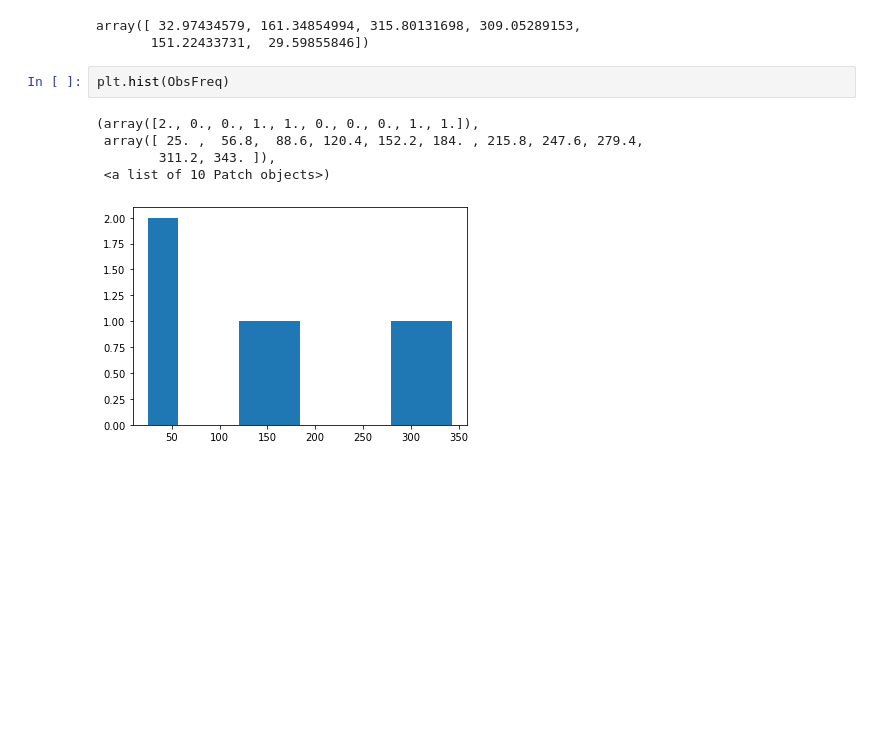
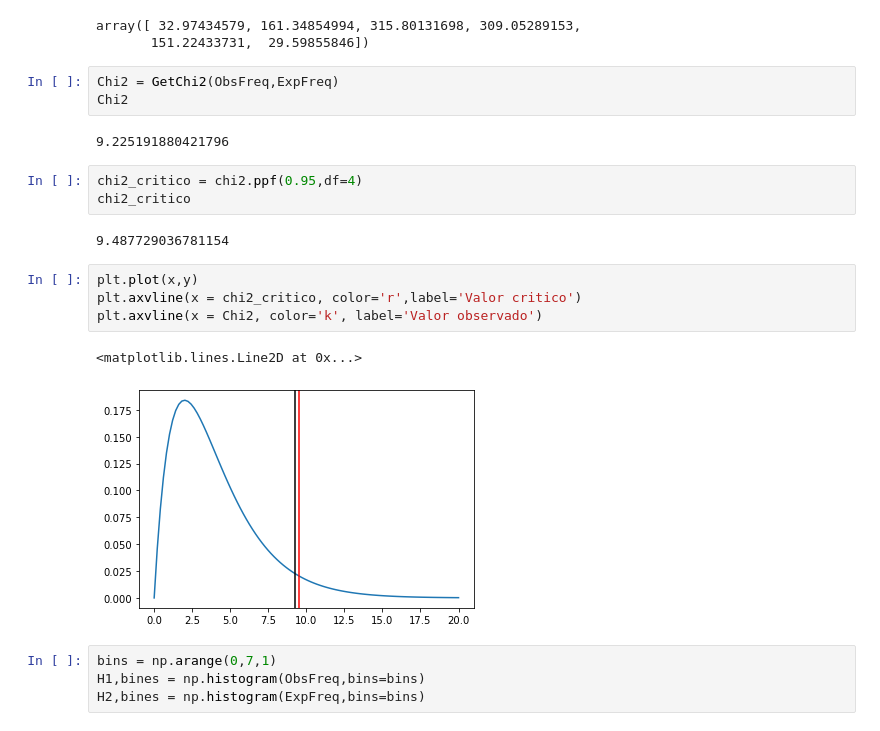
Before and after one commit to florez/Estadistica_Herramientas, a Jupyter notebook: Sesion7/Pruebas_Hipotesis.ipynb, the cells around one changed output. Drawn from its saved outputs; the diff is of its cells as text; blank space fills up the shorter version.

```diff
--- a/Sesion7/Pruebas_Hipotesis.ipynb
+++ b/Sesion7/Pruebas_Hipotesis.ipynb
@@ -195,11 +200,24 @@ ExpFreq
 # %% [output]
 array([ 32.97434579, 161.34854994, 315.80131698, 309.05289153,
        151.22433731,  29.59855846])
-# %%
-plt.hist(ObsFreq)
-# %% [output]
-(array([2., 0., 0., 1., 1., 0., 0., 0., 1., 1.]),
- array([ 25. ,  56.8,  88.6, 120.4, 152.2, 184. , 215.8, 247.6, 279.4,
-        311.2, 343. ]),
- <a list of 10 Patch objects>)
-[figure, removed]
+# %%
+Chi2 = GetChi2(ObsFreq,ExpFreq)
+Chi2
+# %% [output]
+9.225191880421796
+# %%
+chi2_critico = chi2.ppf(0.95,df=4)
+chi2_critico
+# %% [output]
+9.487729036781154
+# %%
+plt.plot(x,y)
+plt.axvline(x = chi2_critico, color='r',label='Valor critico')
+plt.axvline(x = Chi2, color='k', label='Valor observado')
+# %% [output]
+<matplotlib.lines.Line2D at 0x...>
+[figure, added]
+# %%
+bins = np.arange(0,7,1)
+H1,bines = np.histogram(ObsFreq,bins=bins)
+H2,bines = np.histogram(ExpFreq,bins=bins)
```
Also changed, not shown: parts of 2 cells of this notebook.
